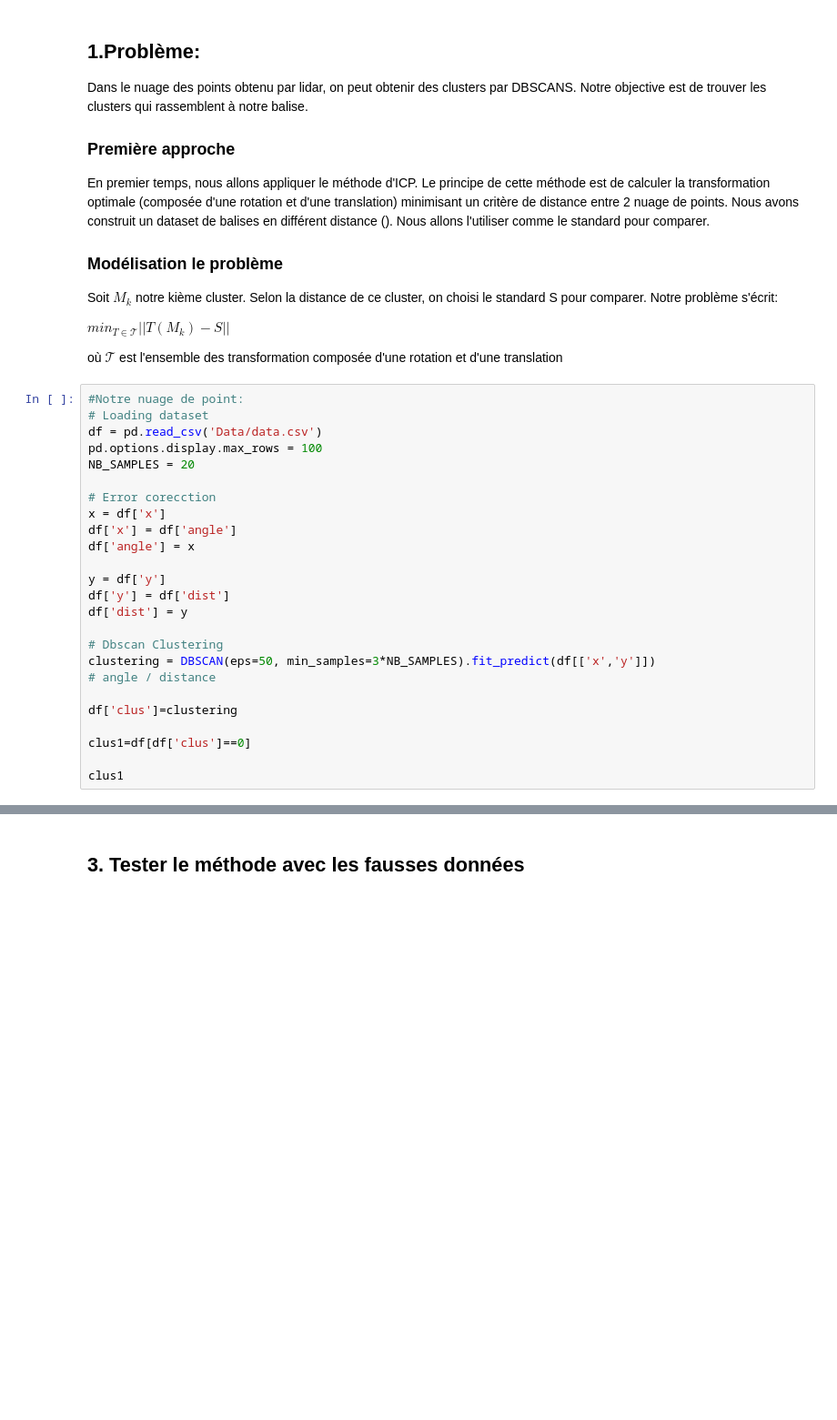
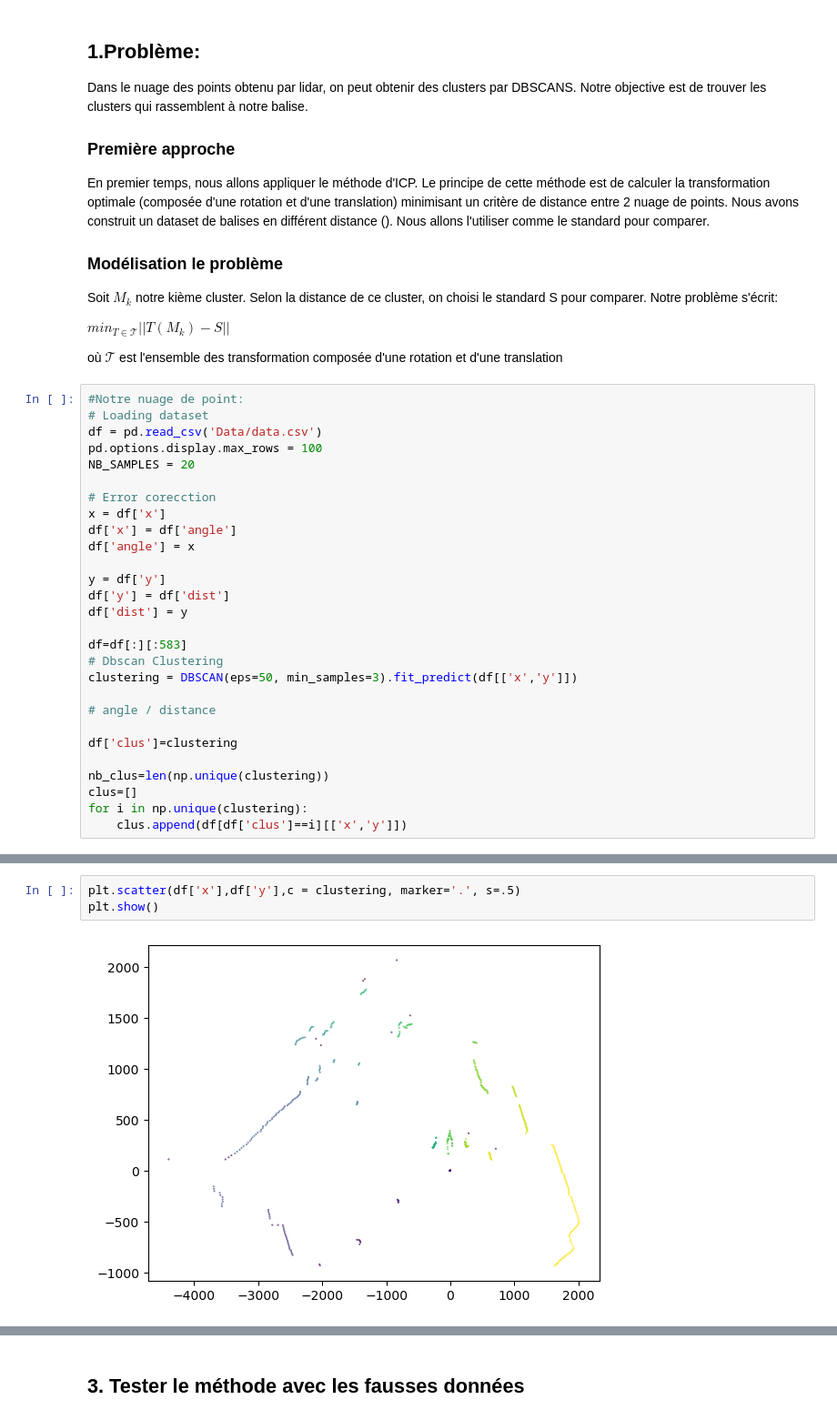
Before and after one commit to Sb-Vtrs-elfamoso/Mapping, a Jupyter notebook: Lidar/Point-set registration Method.ipynb, the cells around one changed output, grey strips where cells are left out. Shown: that part at 91% size. Cells and saved outputs as stored; diff of their text form; blank space fills up the shorter version.

```diff
--- a/Lidar/Point-set registration Method.ipynb
+++ b/Lidar/Point-set registration Method.ipynb
@@ -41,12 +52,15 @@ y = df['y']
 df['y'] = df['dist']
 df['dist'] = y
 
+df=df[:][:583]
 # Dbscan Clustering
-clustering = DBSCAN(eps=50, min_samples=3*NB_SAMPLES).fit_predict(df[['x','y']])
+clustering = DBSCAN(eps=50, min_samples=3).fit_predict(df[['x','y']])
+
 # angle / distance
 
 df['clus']=clustering
 
-clus1=df[df['clus']==0]
-
-clus1
+nb_clus=len(np.unique(clustering))
+clus=[]
+for i in np.unique(clustering):
+    clus.append(df[df['clus']==i][['x','y']])
@@ -70,0 +80,5 @@ clus1
+# %%
+plt.scatter(df['x'],df['y'],c = clustering, marker='.', s=.5)
+plt.show()
+# %% [output]
+[figure, added]
```
Also changed, not shown: parts of 26 cells of this notebook.
